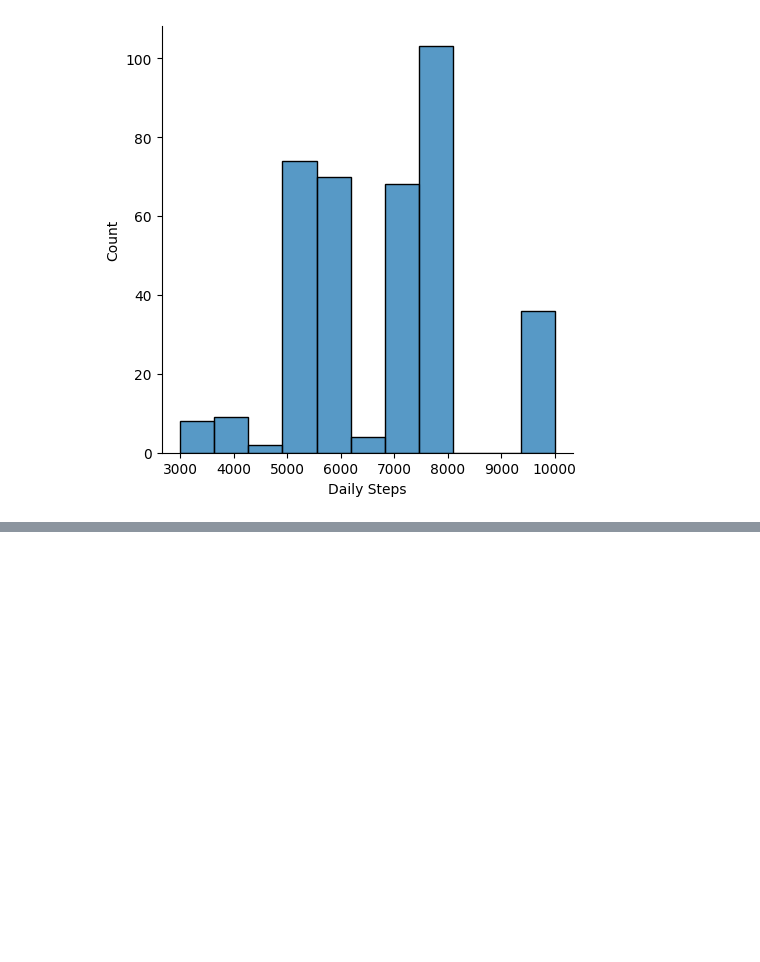
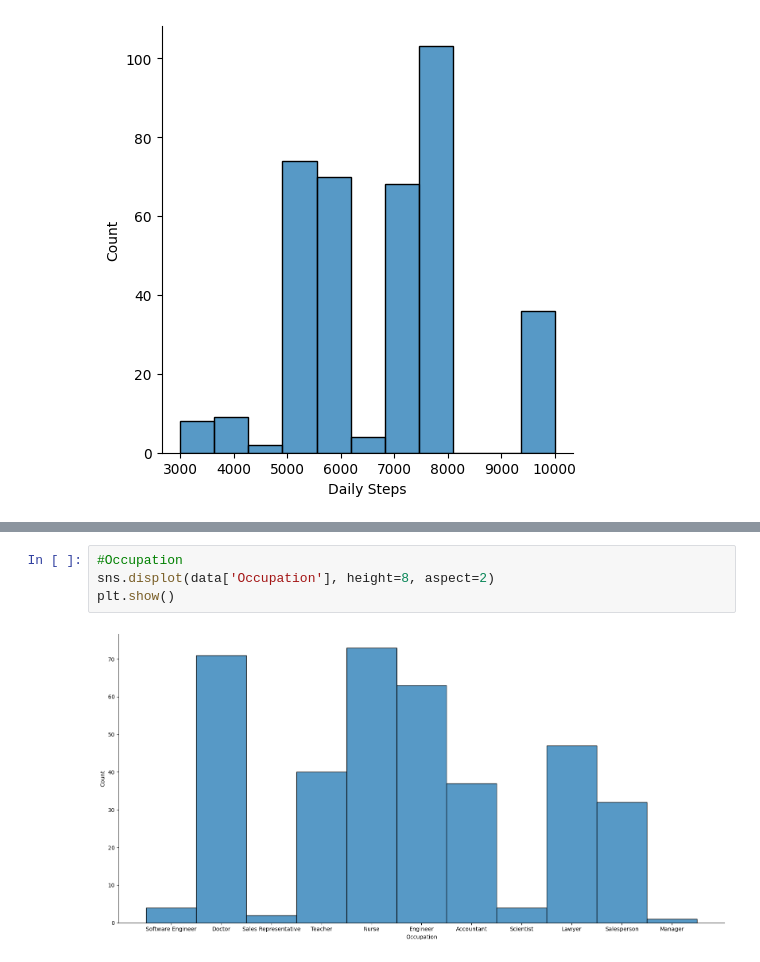
Before and after one commit to HMBinara/ML_Project, a Jupyter notebook: Health_&_Fitness_Improvement_Predictor.ipynb, the cells around one changed output, grey strips where cells are left out. Cells and saved outputs as stored; diff of their text form; blank space fills up the shorter version.

```diff
--- a/Health_&_Fitness_Improvement_Predictor.ipynb
+++ b/Health_&_Fitness_Improvement_Predictor.ipynb
@@ -216,0 +232,6 @@ plt.show()
+# %%
+#Occupation
+sns.displot(data['Occupation'], height=8, aspect=2)
+plt.show()
+# %% [output]
+[figure, added]
```
Also changed, not shown: parts of 19 cells of this notebook.
